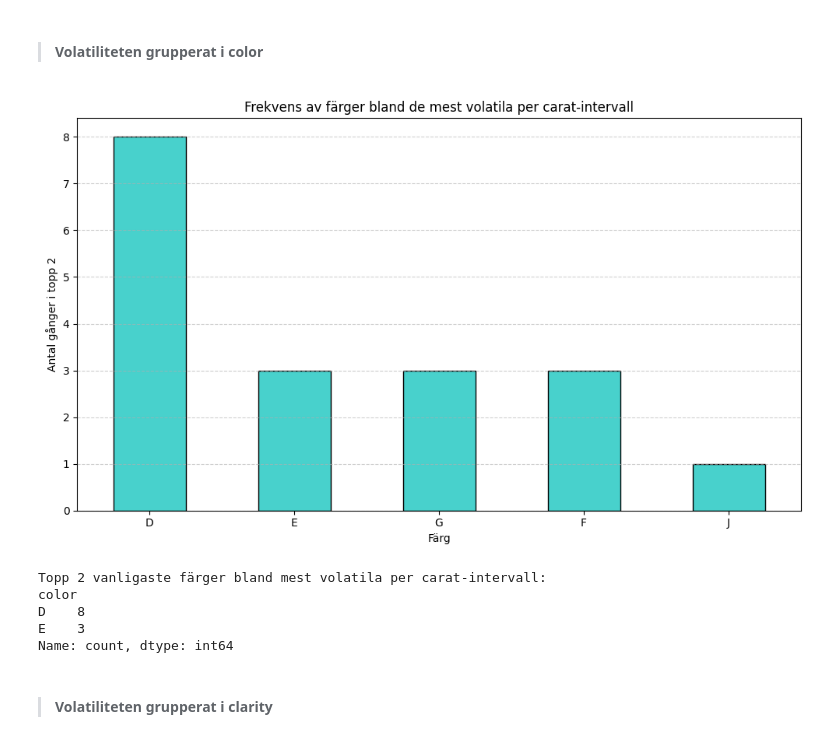
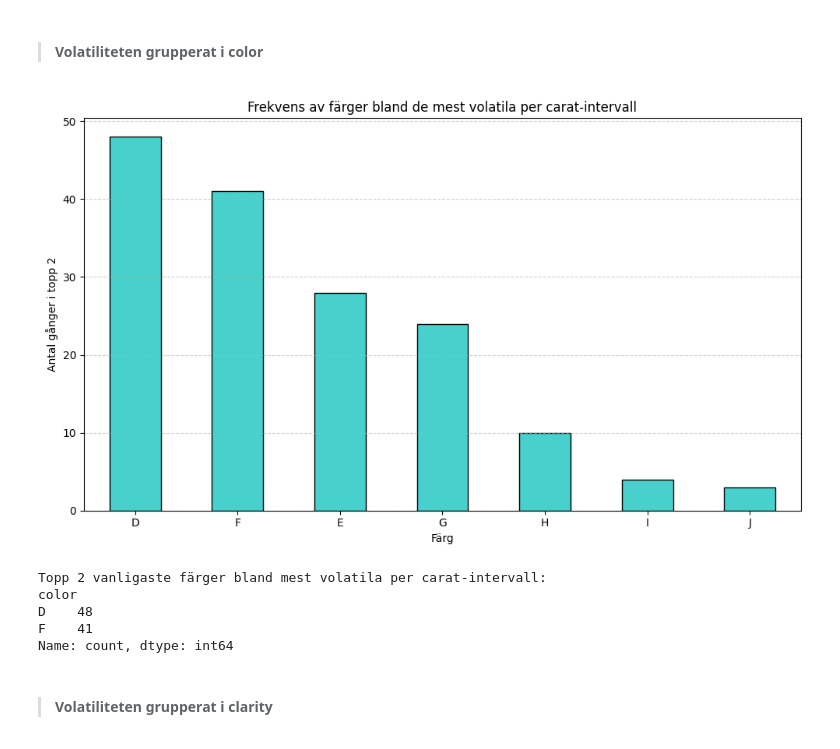
Before and after one commit to ViktorThorsen/diamantanalys, a Jupyter notebook: DiamondsKunskapsKontroll.ipynb, the cells around one changed output. Saved outputs shown, nothing was run; the diff lists cells and outputs as text; code cells hidden in the pictures.

```diff
--- a/DiamondsKunskapsKontroll.ipynb
+++ b/DiamondsKunskapsKontroll.ipynb
@@ -185,41 +185,40 @@ Därför kommer vi nu att undersöka prisvolatiliteten inom detta segment med cl
 # %%
 nordic_df = nordic_df.copy()
 
-nordic_df['carat_bin'] = pd.cut(nordic_df['carat'], bins=np.arange(0.1, 1.05, 0.1))
+nordic_df['carat_bin'] = pd.cut(nordic_df['carat'], bins=np.arange(0.1, 1, 0.01))
 
 volatility = nordic_df.groupby(['carat_bin', 'color'], observed=False)['price'].agg(['mean', 'std', 'min', 'max'])
 volatility['variation'] = volatility['std'] / volatility['mean']
 volatility = volatility.dropna()
 volatility_sorted = volatility.sort_values(by=['carat_bin', 'variation'], ascending=[True, False])
 
 top2_per_bin = volatility_sorted.groupby(level='carat_bin', observed=True).head(2)
 
 color_frekvens = top2_per_bin.reset_index()['color'].value_counts()
 
 topp2_färger = color_frekvens.head(2)
-# Räkna hur ofta varje färg förekommer i top2_per_bin
+
 all_colors = top2_per_bin.reset_index()['color'].value_counts()
 
-# Skapa stapeldiagram för alla färger
 plt.figure(figsize=(10, 6))
 all_colors.plot(kind='bar', color='mediumturquoise', edgecolor='black')
 
 plt.title('Frekvens av färger bland de mest volatila per carat-intervall')
 plt.xlabel('Färg')
 plt.ylabel('Antal gånger i topp 2')
 plt.xticks(rotation=0)
 plt.grid(axis='y', linestyle='--', alpha=0.6)
 
 plt.tight_layout()
 plt.show()
 print("Topp 2 vanligaste färger bland mest volatila per carat-intervall:")
 print(topp2_färger)
 # %% [output]
-[figure, old version]
+[figure, new version]
 Topp 2 vanligaste färger bland mest volatila per carat-intervall:
 color
-D    8
-E    3
+D    48
+F    41
 Name: count, dtype: int64
 # %% [markdown]
 >#### Volatiliteten grupperat i clarity
```
Also changed, not shown: parts of 8 cells of this notebook, 5 other files.
